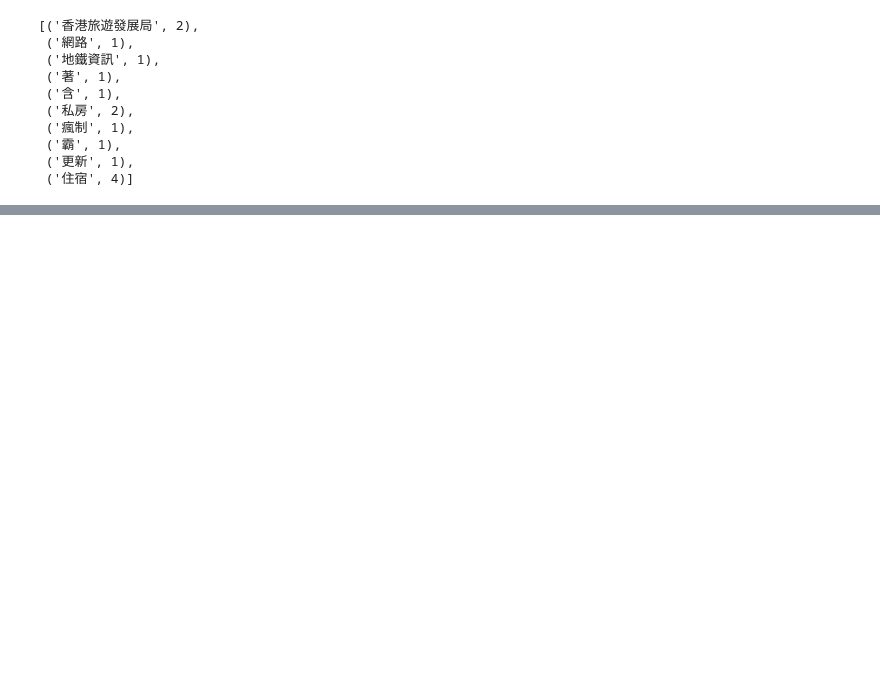
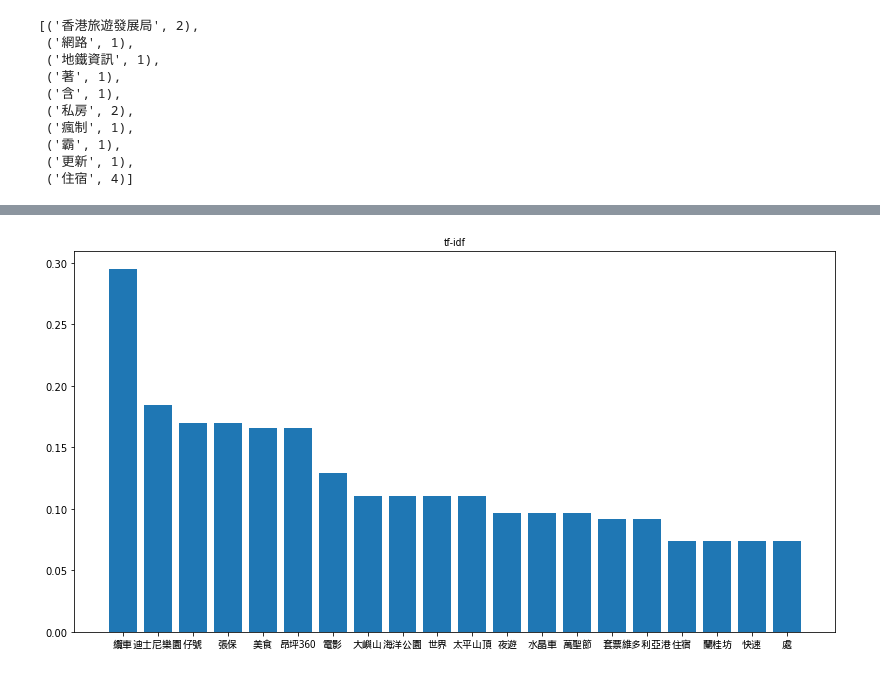
Before and after one commit to minerve33w/in_home, a Jupyter notebook: FinalProject/ tourism_analysis_01.ipynb, the cells around one changed output, grey strips where cells are left out. Cells and saved outputs as stored; diff of their text form; code cells hidden in the pictures; blank space fills up the shorter version.

```diff
--- a/FinalProject/ tourism_analysis_01.ipynb
+++ b/FinalProject/ tourism_analysis_01.ipynb
@@ -128,5 +129,7 @@ plot_tf_bar(first_text, ax=ax1, font_path=linux_font, title="詞頻")
 # %%
-#VU.
-plt.figure(figsize=(20, 7))
+#修正過後
+plt.figure(figsize=(30, 7))
 ax2 = plt.subplot(122)
 plot_tfidf_bar(df_tfidf, text_index=0, ax=ax2, font_path=linux_font, title="tf-idf")
+# %% [output]
+[figure, added]
```
Also changed, not shown: parts of 8 cells of this notebook.
